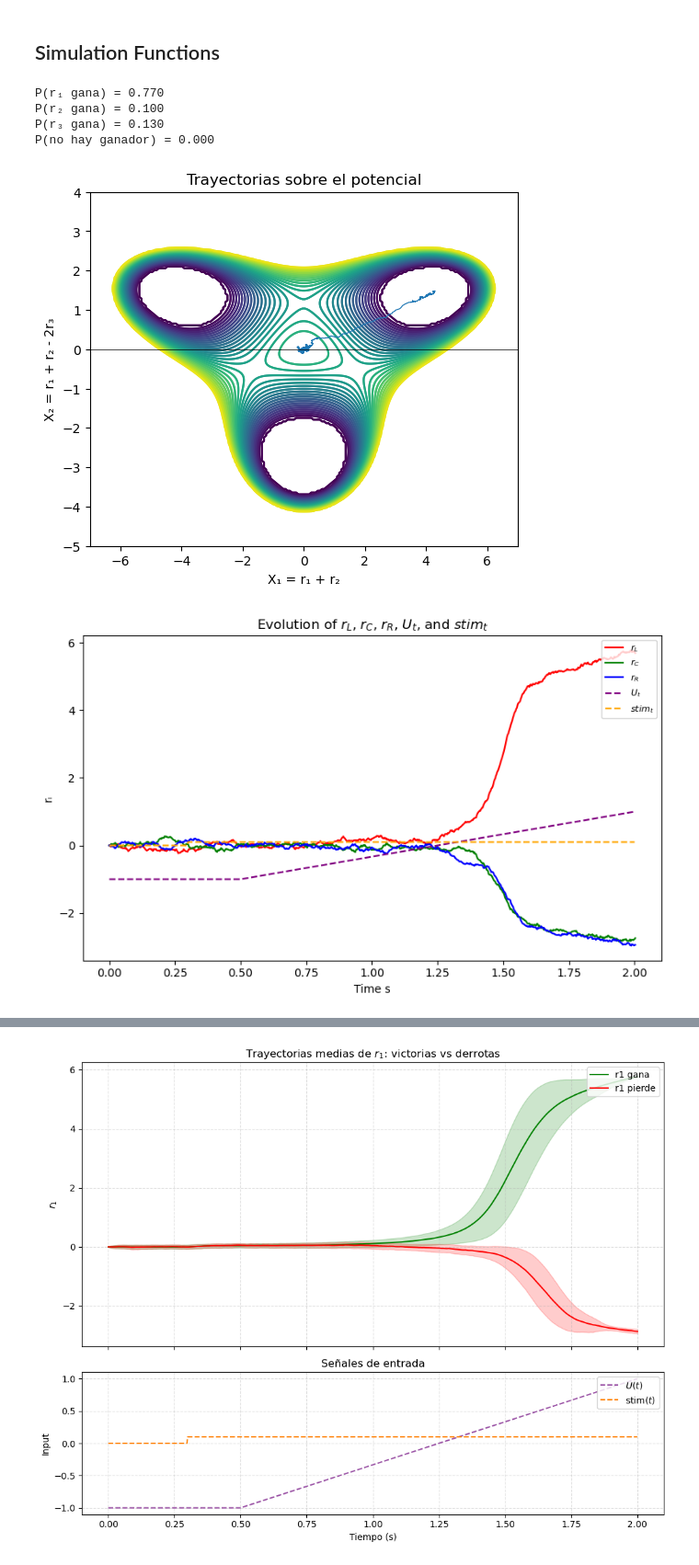
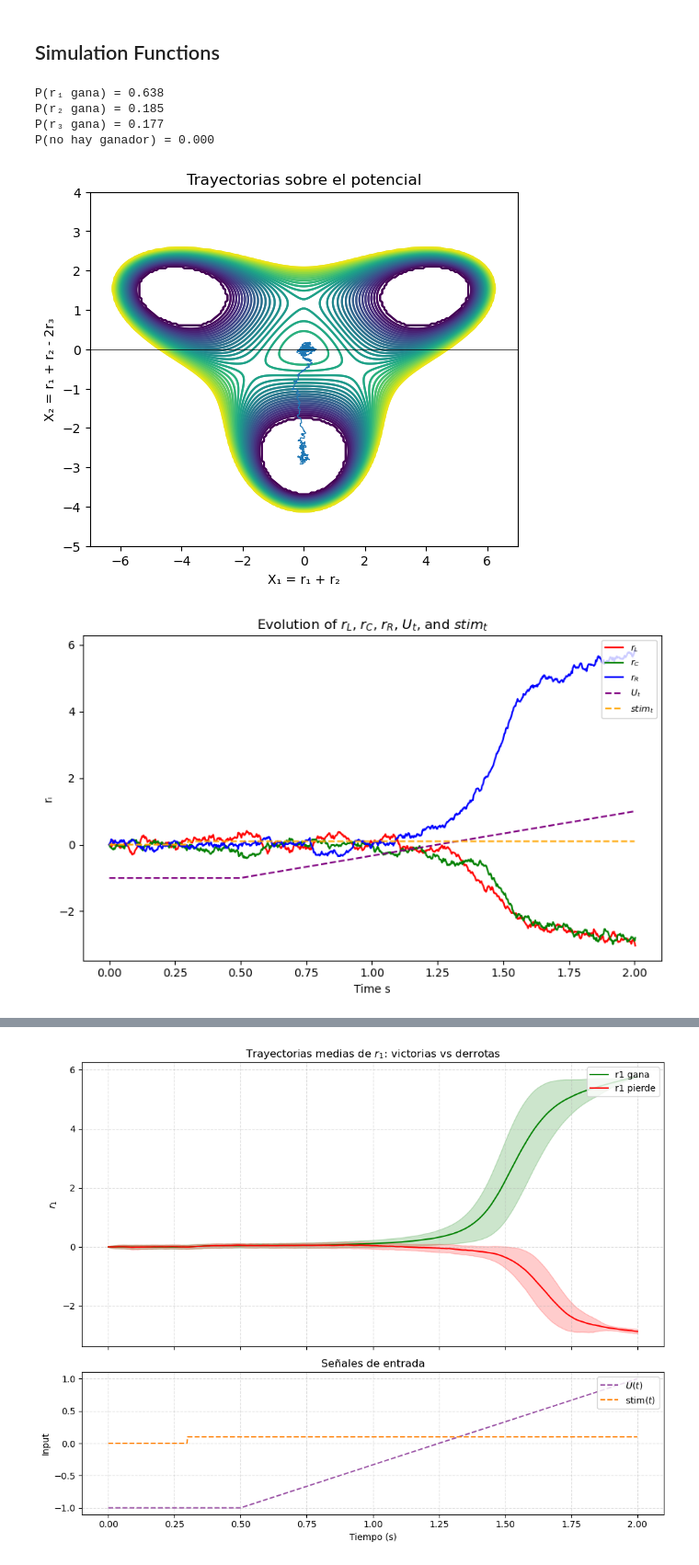
Before and after one commit to javirm3/TFG, a Jupyter notebook: simulations/simulations2.ipynb, the cells around one changed output, grey strips where cells are left out. Shown at 92% size. Saved outputs shown, nothing was run; the diff lists cells and outputs as text; code cells hidden in the pictures.

```diff
--- a/simulations/simulations2.ipynb
+++ b/simulations/simulations2.ipynb
@@ -107,7 +107,7 @@ def stim_t(t, onset=0.30, offset=1.7, amplitude=0.1):
 
 def drift(X, I_L=IL_val, I_C=IC_val, I_R=IR_val):
     x, y = X
-    return np.array([F1_num(x, y, I_L, I_C, I_R), F2_num(x, y, I_L, I_C, I_R)/3])
+    return np.array([F1_num(x, y, I_L, I_C, I_R), F2_num(x, y, I_L, I_C, I_R)])
 
 def simulate_path(x0, S_amp = 0.1, S_onset = 0.3, S_offset = 1.7, U_amp = 2, U_onset =0.5, U_offset = 1.5, Tmax = 2, dt = tau/40, noise_amp = 1):
     N = int(Tmax / dt)
@@ -159,7 +159,7 @@ noise_amp = 0.5        # intensidad del ruido
 dt        = 1e-3        # paso de tiempo
 dt = tau / 40
 Tmax      = 2       # tiempo máximo de simulación
-n_trajs   = 100       # número de trayectorias Monte Carlo
+n_trajs   = 1000       # número de trayectorias Monte Carlo
 x0        = np.array([0,0])  # condición inicial de ejemplo
 r0 = np.array([0,0,0])  # posición inicial de la partícula
 x0 = np.array([(r0[0]+r0[1])/2, (r0[0]-r0[1])/2])  # condición inicial en el espacio de fase
@@ -169,7 +169,7 @@ wins = {'r1': 0, 'r2': 0, 'r3': 0, 'none': 0}
 all_paths = []
 
 for _ in range(n_trajs):
-    traj, win_type = simulate_path(x0, noise_amp=0.5)
+    traj, win_type = simulate_path(x0, noise_amp=1)
     all_paths.append(traj)
     if win_type == 'r3':
         wins['r3'] += 1
@@ -240,38 +240,38 @@ for traj in all_paths[:1]:
 
 t_vals = np.linspace(0, Tmax, len(traj))
 u_vals = U_t(t_vals)
 stim_vals = stim_t(t_vals)
 plt.plot(t_vals, u_vals, color='purple', linestyle='--', label='$U_t$')
 plt.plot(t_vals, stim_vals, color='orange', linestyle='--', label='$stim_t$')
 
 
 # positive_thresholds = [r for r in saddle_r1s if r > 0]
 # if positive_thresholds:
 #     lowest_th = min(positive_thresholds)
 #     plt.axhline(
 #         lowest_th,
 #         color='k',
 #         linestyle='-.',
 #         linewidth=1,
 #         label=f'Rate to reach the basins of attraction: {lowest_th:.3f}'
 #     )
 
 handles, labels = plt.gca().get_legend_handles_labels()
 by_label = dict(zip(labels, handles))
 plt.legend(by_label.values(), by_label.keys(), loc='upper right', fontsize=8)
 
 plt.xlabel("Time s")
 plt.ylabel("rᵢ")
 plt.title("Evolution of $r_L$, $r_C$, $r_R$, $U_t$, and $stim_t$")
 plt.tight_layout()
 plt.show()
 # %% [output]
-P(r₁ gana) = 0.770
-P(r₂ gana) = 0.100
-P(r₃ gana) = 0.130
+P(r₁ gana) = 0.638
+P(r₂ gana) = 0.185
+P(r₃ gana) = 0.177
 P(no hay ganador) = 0.000
-[figure, old version]
+[figure, new version]
-[figure, old version]
+[figure, new version]
 # %%
 # 1) Simular y agrupar trials
 r1_trials = []
```
Also changed, not shown: parts of 4 cells of this notebook, 10 other files.
